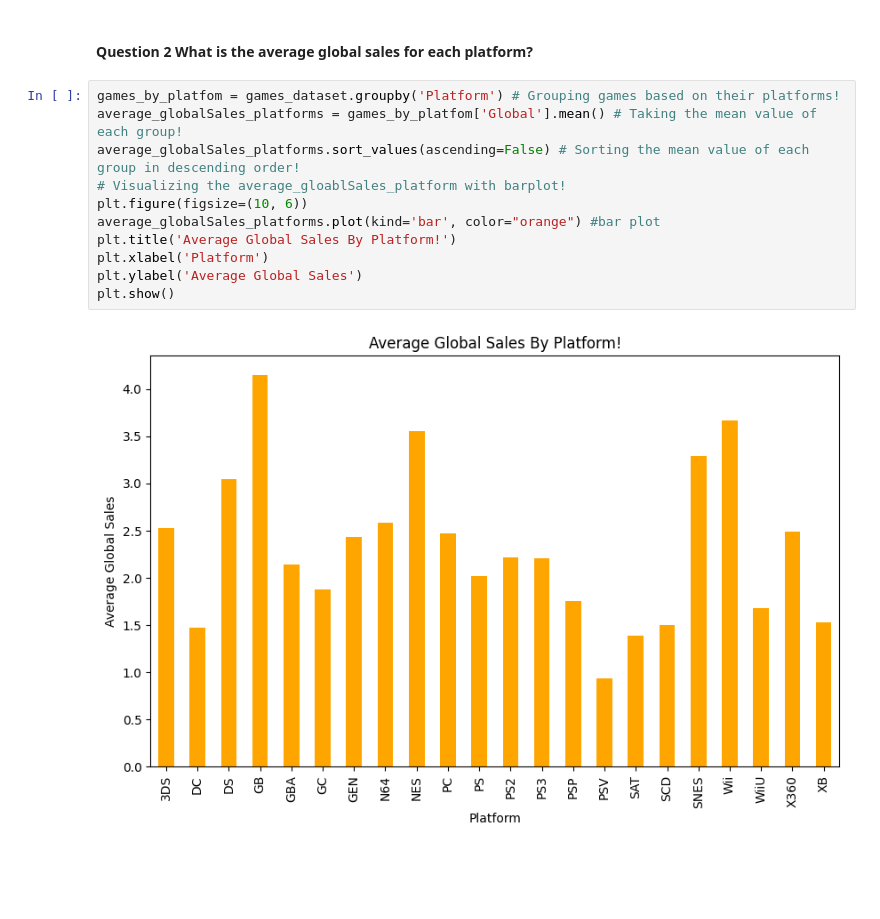
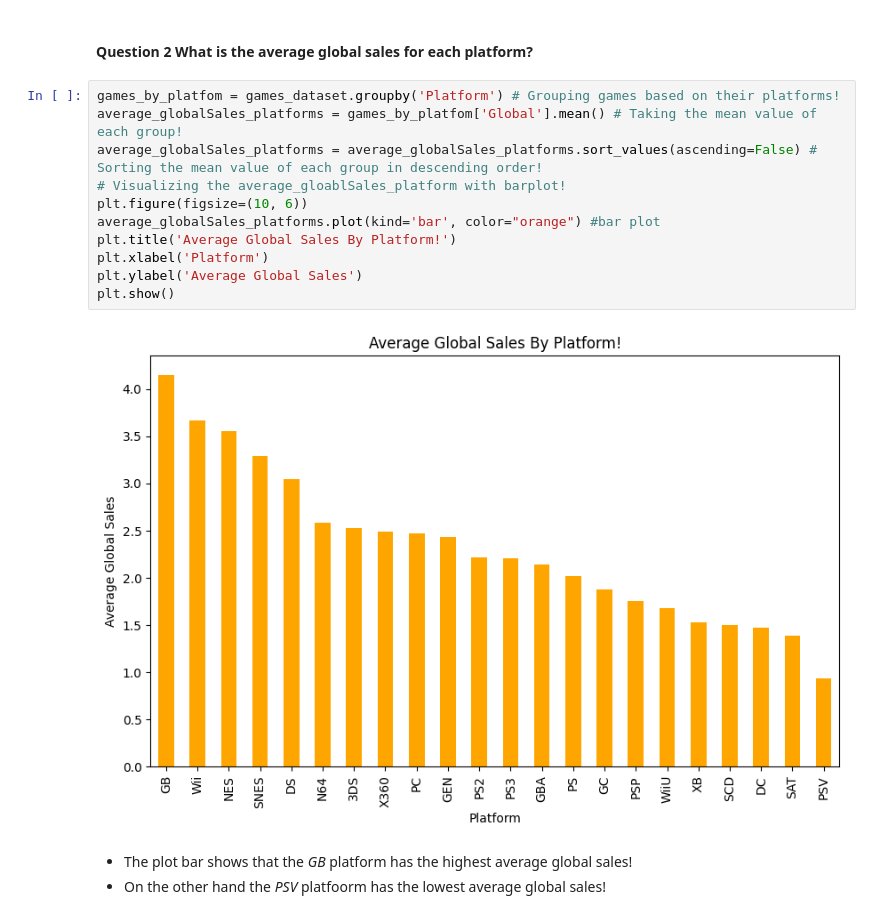
Before and after one commit to Darknight47/The-Effects-Of-Genre-Platform-On-A-Game, a Jupyter notebook: analyze.ipynb, the cells around one changed output. Cells and saved outputs as stored; diff of their text form; blank space fills up the shorter version.

```diff
--- a/analyze.ipynb
+++ b/analyze.ipynb
@@ -199,13 +199,16 @@ Name: Global, dtype: float64
 # %%
 games_by_platfom = games_dataset.groupby('Platform') # Grouping games based on their platforms!
 average_globalSales_platforms = games_by_platfom['Global'].mean() # Taking the mean value of each group!
-average_globalSales_platforms.sort_values(ascending=False) # Sorting the mean value of each group in descending order!
+average_globalSales_platforms = average_globalSales_platforms.sort_values(ascending=False) # Sorting the mean value of each group in descending order!
 # Visualizing the average_gloablSales_platform with barplot!
 plt.figure(figsize=(10, 6))
 average_globalSales_platforms.plot(kind='bar', color="orange") #bar plot
 plt.title('Average Global Sales By Platform!')
 plt.xlabel('Platform')
 plt.ylabel('Average Global Sales')
 plt.show()
 # %% [output]
-[figure, old version]
+[figure, new version]
+# %% [markdown]
+* The plot bar shows that the *GB* platform has the highest average global sales!
+* On the other hand the *PSV* platfoorm has the lowest average global sales!
```
